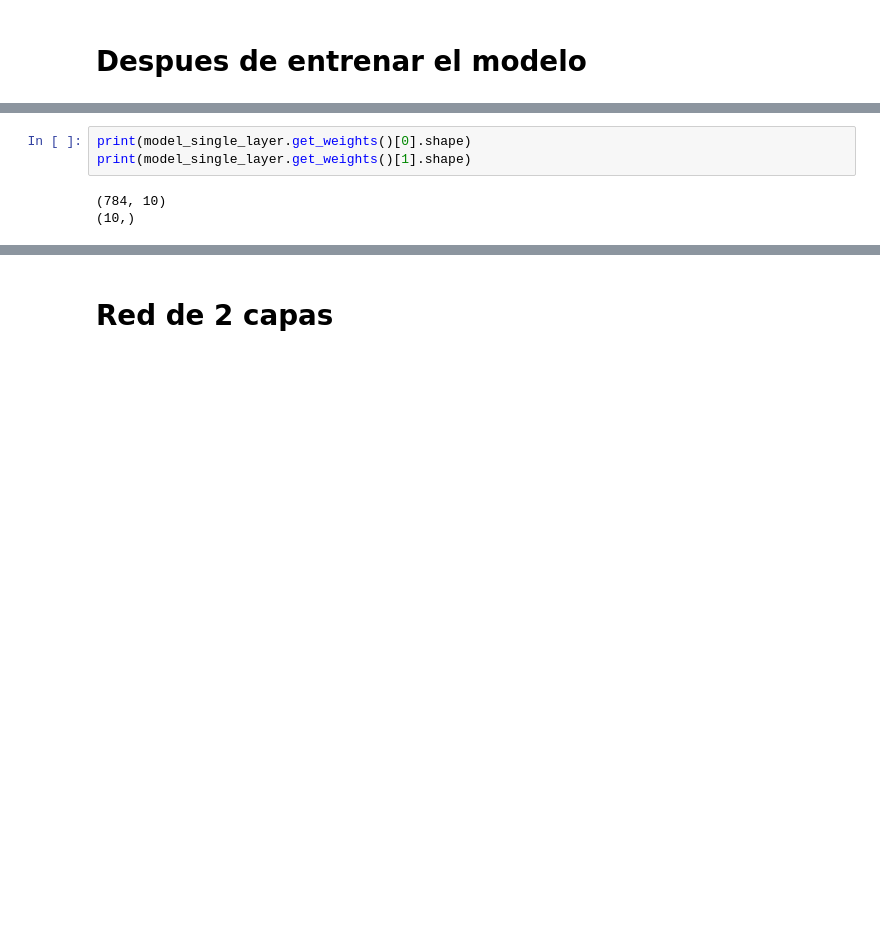
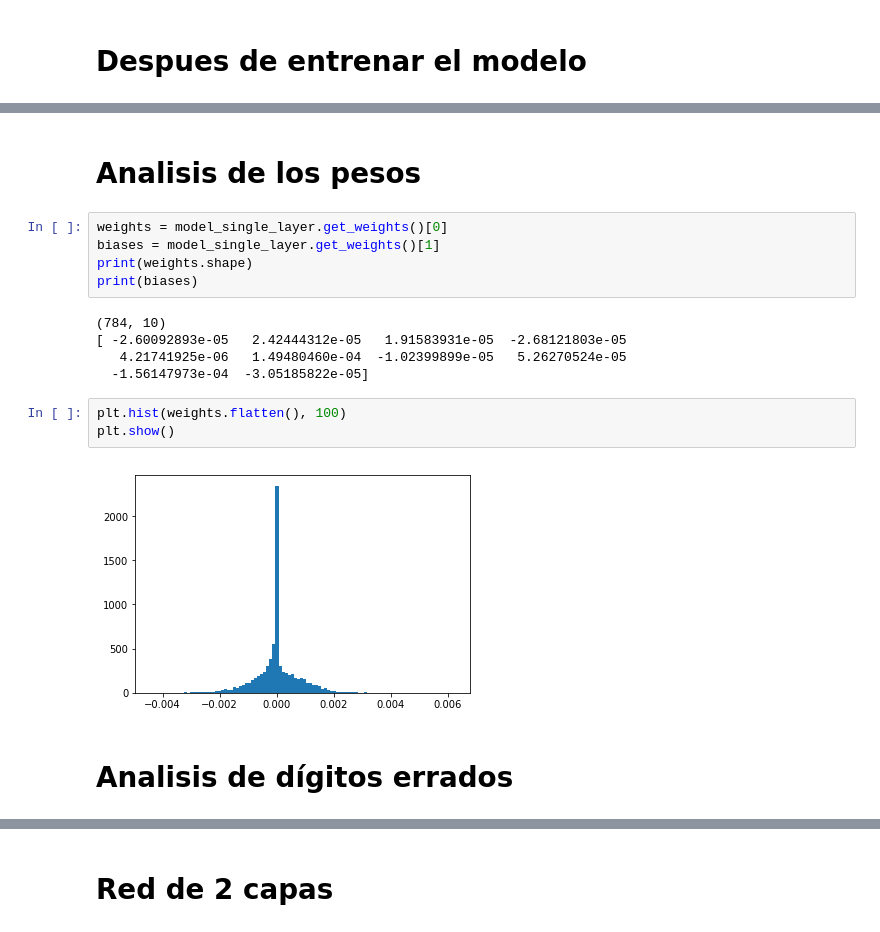
Before and after one commit to gebasilio/MNIST-MLP-CNN, a Jupyter notebook: MNIST-MLP.ipynb, the cells around one changed output, grey strips where cells are left out. Drawn from its saved outputs; the diff is of its cells as text; blank space fills up the shorter version.

```diff
--- a/MNIST-MLP.ipynb
+++ b/MNIST-MLP.ipynb
@@ -193,9 +202,22 @@ accuracy:  0.9217
+# %% [markdown]
+# Analisis de los pesos
 # %%
-print(model_single_layer.get_weights()[0].shape)
-print(model_single_layer.get_weights()[1].shape)
+weights = model_single_layer.get_weights()[0]
+biases = model_single_layer.get_weights()[1]
+print(weights.shape)
+print(biases)
 # %% [output]
 (784, 10)
-(10,)
+[ -2.60092893e-05   2.42444312e-05   1.91583931e-05  -2.68121803e-05
+   4.21741925e-06   1.49480460e-04  -1.02399899e-05   5.26270524e-05
+  -1.56147973e-04  -3.05185822e-05]
+# %%
+plt.hist(weights.flatten(), 100)
+plt.show()
+# %% [output]
+[figure, added]
+# %% [markdown]
+# Analisis de dígitos errados
 # %%
 def get_errors(model, x_test, y_test):
     predicted = model.predict(x_test)
```
Also changed, not shown: parts of 9 cells of this notebook, 2 other files.
